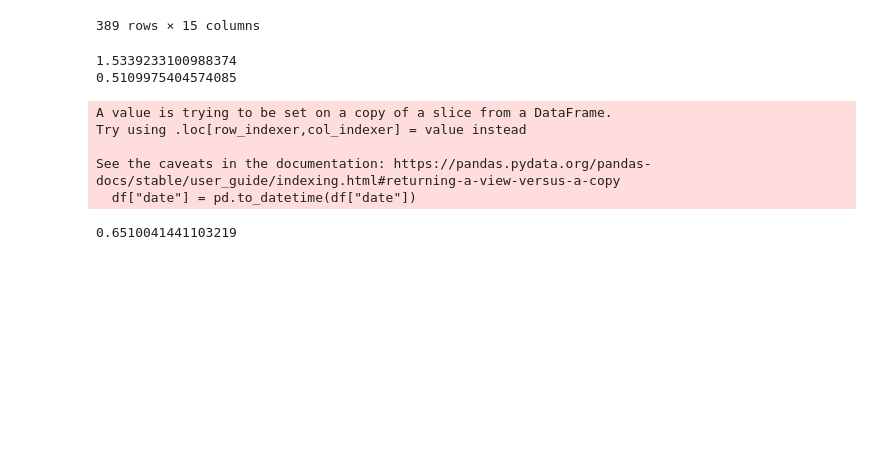
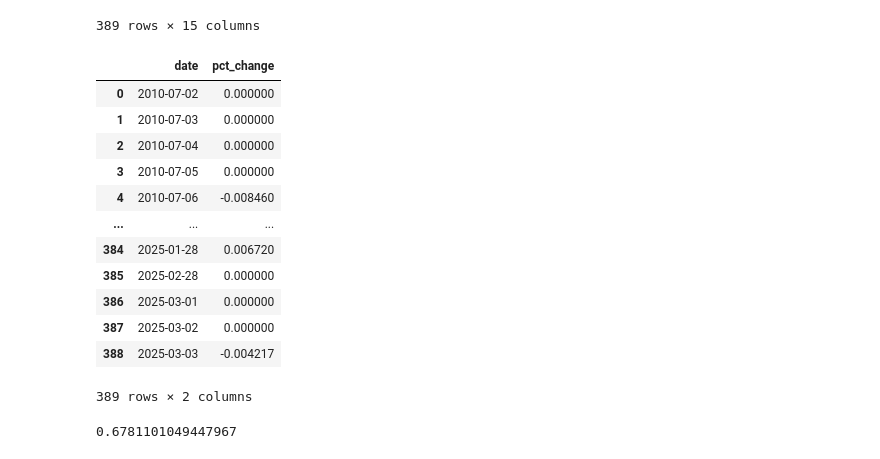
Before and after one commit to mstee37/Mean-Reversion-Pairs-Trading, a Jupyter notebook: sharpe_cals.ipynb, the cells around one changed output. Cells and saved outputs as stored; diff of their text form; code cells hidden in the pictures; blank space fills up the shorter version.

Commit message:
implemented sharpe

```diff
--- a/sharpe_cals.ipynb
+++ b/sharpe_cals.ipynb
@@ -186,22 +186,3 @@ See the caveats in the documentation: https://pandas.pydata.org/pandas-docs/stab
 | 387 | 2025-03-02 | 263.269989 | 0.000000 | 2836.800049 | 0.000000 | 277.0 | -10.0 | Live | ... |
 | 388 | 2025-03-03 | 266.739990 | 0.013180 | 2890.199951 | 0.018824 | 277.0 | -10.0 | Closed | ... |
 389 rows × 15 columns
-# %%
-# print(total_capital)
-returns = (1+df["pct_change"]-0.04/252).prod()-1
-print(returns)
-df["date"] = pd.to_datetime(df["date"])
-total_days = df["date"].iloc[-1] - df["date"].iloc[0]
-total_days = total_days.days
-sd = df["pct_change"].std()*np.sqrt(total_days)
-print(sd)
-returns / sd * np.sqrt(252/total_days)
-# %% [output]
-1.5339233100988374
-0.5109975404574085
-A value is trying to be set on a copy of a slice from a DataFrame.
-Try using .loc[row_indexer,col_indexer] = value instead
-
-See the caveats in the documentation: https://pandas.pydata.org/pandas-docs/stable/user_guide/indexing.html#returning-a-view-versus-a-copy
-  df["date"] = pd.to_datetime(df["date"])
-0.6510041441103219
@@ -207,0 +191,23 @@ See the caveats in the documentation: https://pandas.pydata.org/pandas-docs/stab
+# %%
+df_index = df[["date","pct_change"]]
+df_index
+df_index.to_csv("test.csv")
+df_index
+# %% [output]
+|  | date | pct_change |
+| 0 | 2010-07-02 | 0.000000 |
+| 1 | 2010-07-03 | 0.000000 |
+| 2 | 2010-07-04 | 0.000000 |
+| 3 | 2010-07-05 | 0.000000 |
+| 4 | 2010-07-06 | -0.008460 |
+| ... | ... | ... |
+| 384 | 2025-01-28 | 0.006720 |
+| 385 | 2025-02-28 | 0.000000 |
+| 386 | 2025-03-01 | 0.000000 |
+| 387 | 2025-03-02 | 0.000000 |
+| 388 | 2025-03-03 | -0.004217 |
+389 rows × 2 columns
+# %%
+calculate_stats.get_sharpe_ratio(df_index)
+# %% [output]
+0.6781101049447967
```
Also changed, not shown: parts of 1 cell of this notebook, 15 other files.
